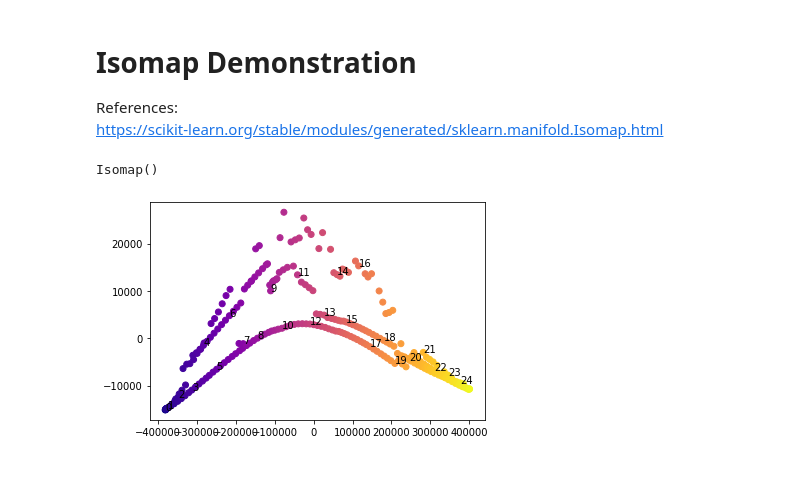
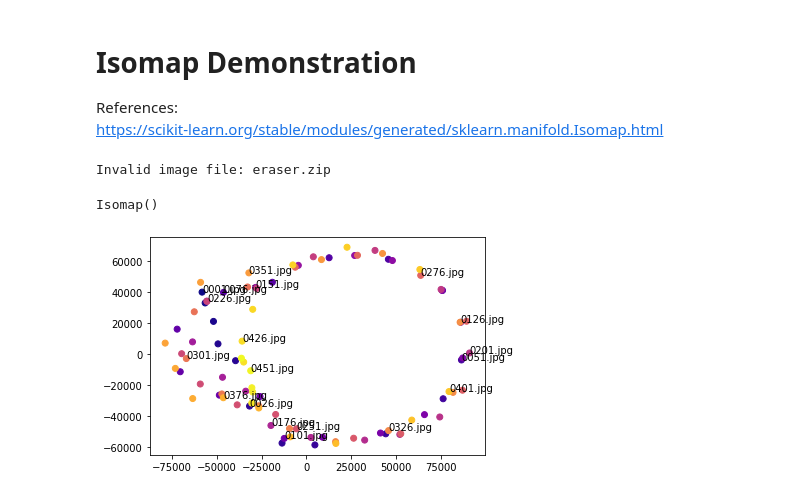
Before and after one commit to zach-lau/DimensionalityReduction, a Jupyter notebook: isomap.ipynb, the cells around one changed output. Cells and saved outputs as stored; diff of their text form; code cells hidden in the pictures.

Commit message:
Clean up isomap and use new data

```diff
--- a/isomap.ipynb
+++ b/isomap.ipynb
@@ -19,11 +19,16 @@ def vec_to_image(vec, shape):
 # %%
 # Import and flatten our images
 import os
-data_dir = "./exceldata"
+# Eraser data
+data_dir = "./eraserdata"
+files = os.listdir(data_dir)
+# Assume sequential naming
+fuzz = 5 # Avoid over-reliance on temporal similarity
+files.sort()
+files = files[::fuzz]
 data = []
-files = os.listdir(data_dir)
-files.sort()
-for file in files[:250]: # sort so they show up in the right order
+names = []
+for file in files:
     relative_path = os.path.join(data_dir, file)
     img = cv.imread(relative_path)
     if img is None:
@@ -32,6 +37,9 @@ for file in files[:250]: # sort so they show up in the right order
     img = cv.resize(img, (300,400))
     img_vec = img.flatten()
     data.append(img_vec)
+    names.append(file)
+# %% [output]
+Invalid image file: eraser.zip
 # %%
 from sklearn.manifold import Isomap
 # %%
@@ -46,10 +54,11 @@ import matplotlib.pyplot as plt
 # %%
 # Graphing the reduced components
 fig = plt.figure()
 ax = plt.axes()
 t=np.linspace(0, 255, num=output.shape[0])
 ax.scatter(output[:,0], output[:,1], c=t, cmap='plasma')
-for i, val in enumerate(output[::10]):
-    ax.annotate(i, (val[0], val[1]))
+label_frac = 5 # label one in 5 of the images
+for i in range(0,len(output),label_frac):
+    ax.annotate(names[i],output[i])
 # %% [output]
-[figure, old version]
+[figure, new version]
```
Also changed, not shown: 1 other file.
